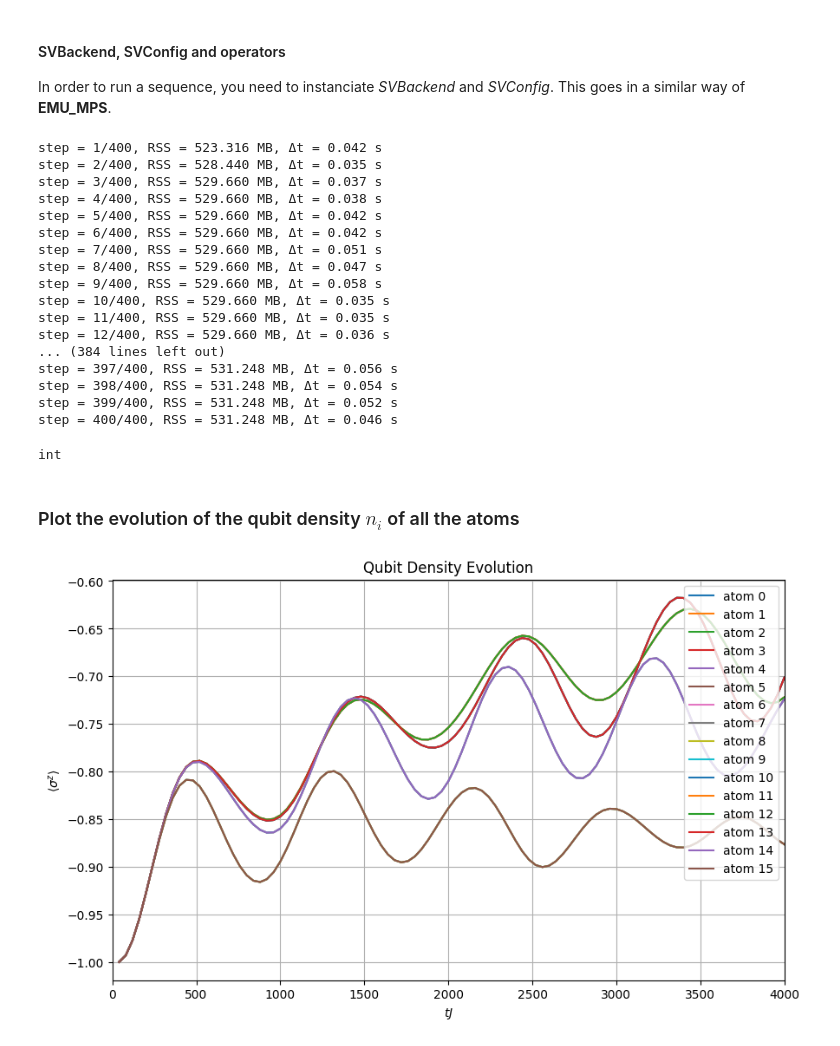
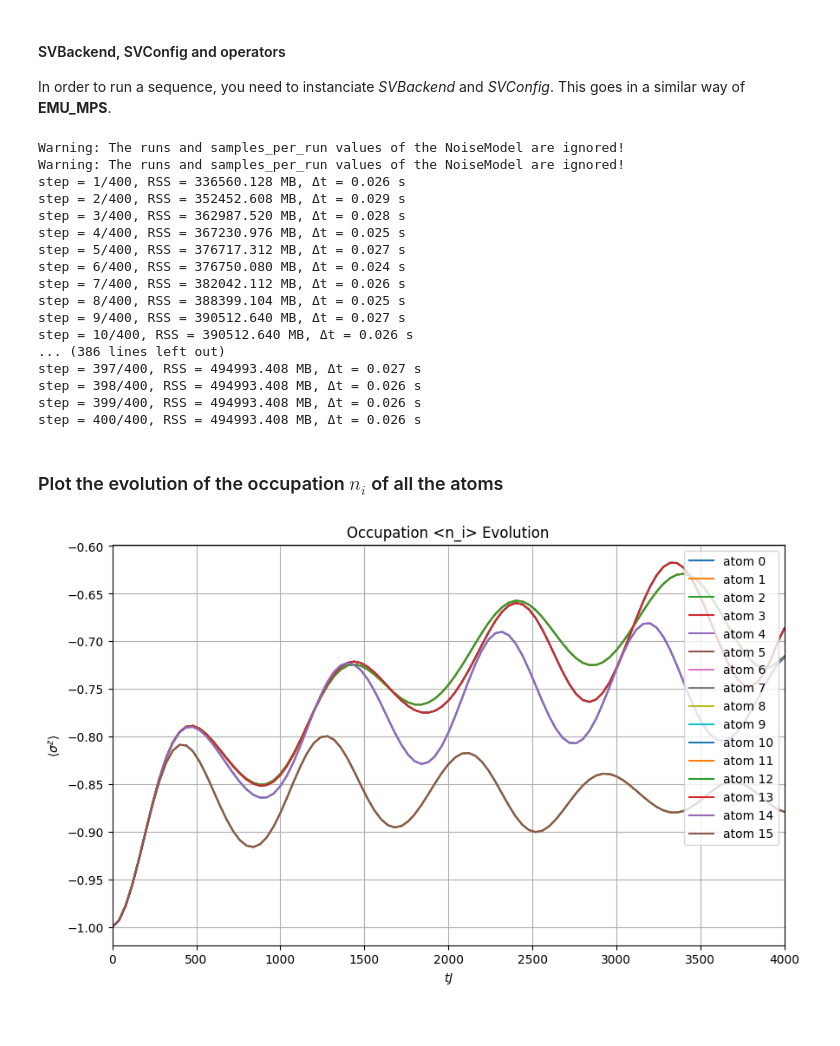
Before and after one commit to pasqal-io/emulators, a Jupyter notebook: examples/emu_sv/quench_emu_sv.ipynb, the cells around one changed output. Drawn from its saved outputs; the diff is of its cells as text; code cells hidden in the pictures.

```diff
--- a/examples/emu_sv/quench_emu_sv.ipynb
+++ b/examples/emu_sv/quench_emu_sv.ipynb
@@ -88,59 +87,57 @@ seq.draw()
 
 In order to run a sequence, you need to instanciate *SVBackend* and *SVConfig*. This goes in a similar way of __EMU_MPS__.
 # %%
-# emu-sv backendsd
-sim = emu_sv.SVBackend()
+
 
 basis = ("r","g",)
-density = QubitDensity(evaluation_times=[x for x in range(dt, t, 4*dt)], basis=basis, nqubits=2*N)
+eval_times = [x/t for x in range(dt, t, 4*dt)]  # must be from 0 to 1
+occupation = emu_sv.Occupation(evaluation_times=eval_times, one_state=basis)
 
 #emu-sv config
-svconfig = emu_sv.SVConfig(dt=dt,observables=[density]) # gpu = True
+svconfig = emu_sv.SVConfig(dt=dt,observables=[occupation]) # gpu = True
 #svconfig = emu_sv.SVConfig(gpu=True,dt=dt,observables=[density])
 
-results = sim.run(seq,svconfig)
-magnetization_values = np.array(list(results[density.name].values()))
+# emu-sv backendsd
+sim = emu_sv.SVBackend(seq, config=svconfig)
+results = sim.run()
 # %% [output]
-step = 1/400, RSS = 523.316 MB, Δt = 0.042 s
-step = 2/400, RSS = 528.440 MB, Δt = 0.035 s
-step = 3/400, RSS = 529.660 MB, Δt = 0.037 s
-step = 4/400, RSS = 529.660 MB, Δt = 0.038 s
-step = 5/400, RSS = 529.660 MB, Δt = 0.042 s
-step = 6/400, RSS = 529.660 MB, Δt = 0.042 s
-step = 7/400, RSS = 529.660 MB, Δt = 0.051 s
-step = 8/400, RSS = 529.660 MB, Δt = 0.047 s
-step = 9/400, RSS = 529.660 MB, Δt = 0.058 s
-step = 10/400, RSS = 529.660 MB, Δt = 0.035 s
-step = 11/400, RSS = 529.660 MB, Δt = 0.035 s
-step = 12/400, RSS = 529.660 MB, Δt = 0.036 s
-... (384 lines left out)
-step = 397/400, RSS = 531.248 MB, Δt = 0.056 s
-step = 398/400, RSS = 531.248 MB, Δt = 0.054 s
-step = 399/400, RSS = 531.248 MB, Δt = 0.052 s
-step = 400/400, RSS = 531.248 MB, Δt = 0.046 s
+Warning: The runs and samples_per_run values of the NoiseModel are ignored!
+Warning: The runs and samples_per_run values of the NoiseModel are ignored!
+step = 1/400, RSS = 336560.128 MB, Δt = 0.026 s
+step = 2/400, RSS = 352452.608 MB, Δt = 0.029 s
+step = 3/400, RSS = 362987.520 MB, Δt = 0.028 s
+step = 4/400, RSS = 367230.976 MB, Δt = 0.025 s
+step = 5/400, RSS = 376717.312 MB, Δt = 0.027 s
+step = 6/400, RSS = 376750.080 MB, Δt = 0.024 s
+step = 7/400, RSS = 382042.112 MB, Δt = 0.026 s
+step = 8/400, RSS = 388399.104 MB, Δt = 0.025 s
+step = 9/400, RSS = 390512.640 MB, Δt = 0.027 s
+step = 10/400, RSS = 390512.640 MB, Δt = 0.026 s
+... (386 lines left out)
+step = 397/400, RSS = 494993.408 MB, Δt = 0.027 s
+step = 398/400, RSS = 494993.408 MB, Δt = 0.026 s
+step = 399/400, RSS = 494993.408 MB, Δt = 0.026 s
+step = 400/400, RSS = 494993.408 MB, Δt = 0.026 s
-# %%
-type(list(results[density.name].keys())[0])
-# %% [output]
-int
 # %% [markdown]
-### Plot the evolution of the qubit density $n_i$ of all the atoms
+### Plot the evolution of the occupation $n_i$ of all the atoms
 # %%
-times = np.arange(4*dt,t+dt,4*dt)
+occupation_values = np.array(results.occupation)
+times = np.arange(0,t+dt,4*dt)
 
 plt.figure(figsize=(10, 6))
 
 for i in range(2*N):
-    result_plot = np.array(magnetization_values)[:,i]
+    result_plot = occupation_values[:,i]
     plt.plot(times,2*result_plot-1,label=f'atom {i}')
 
-plt.title('Qubit Density Evolution')
+plt.title('Occupation <n_i> Evolution')
 plt.xlim(0,t)
 
 plt.xlabel(r'$tJ$')
 plt.ylabel(r'$\langle \sigma^z \rangle$')
 plt.grid()
 
 plt.legend(loc='upper right')
 plt.show()
 # %% [output]
-[figure, old version]
+[figure, new version]
```
Also changed, not shown: parts of 3 cells of this notebook.
